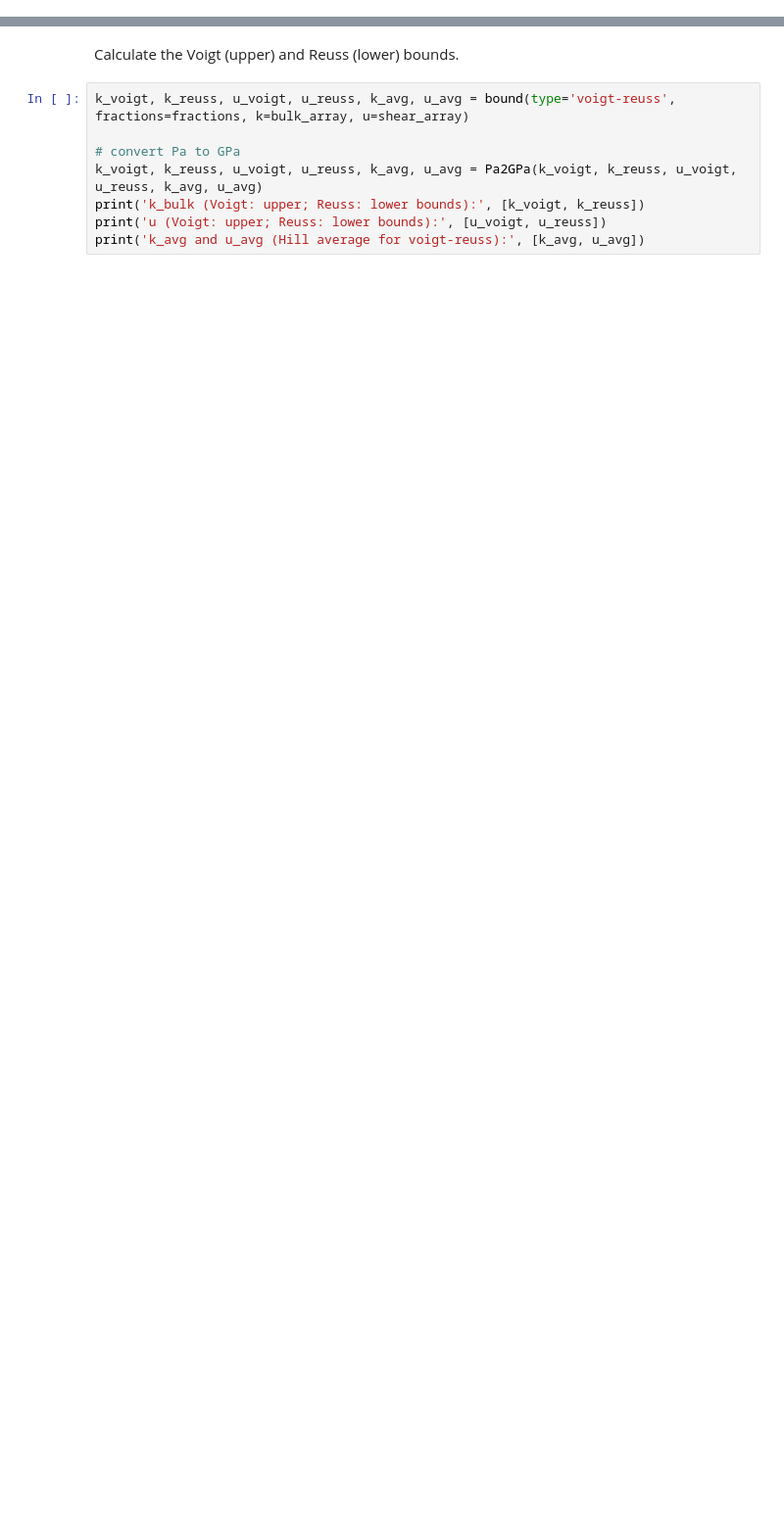
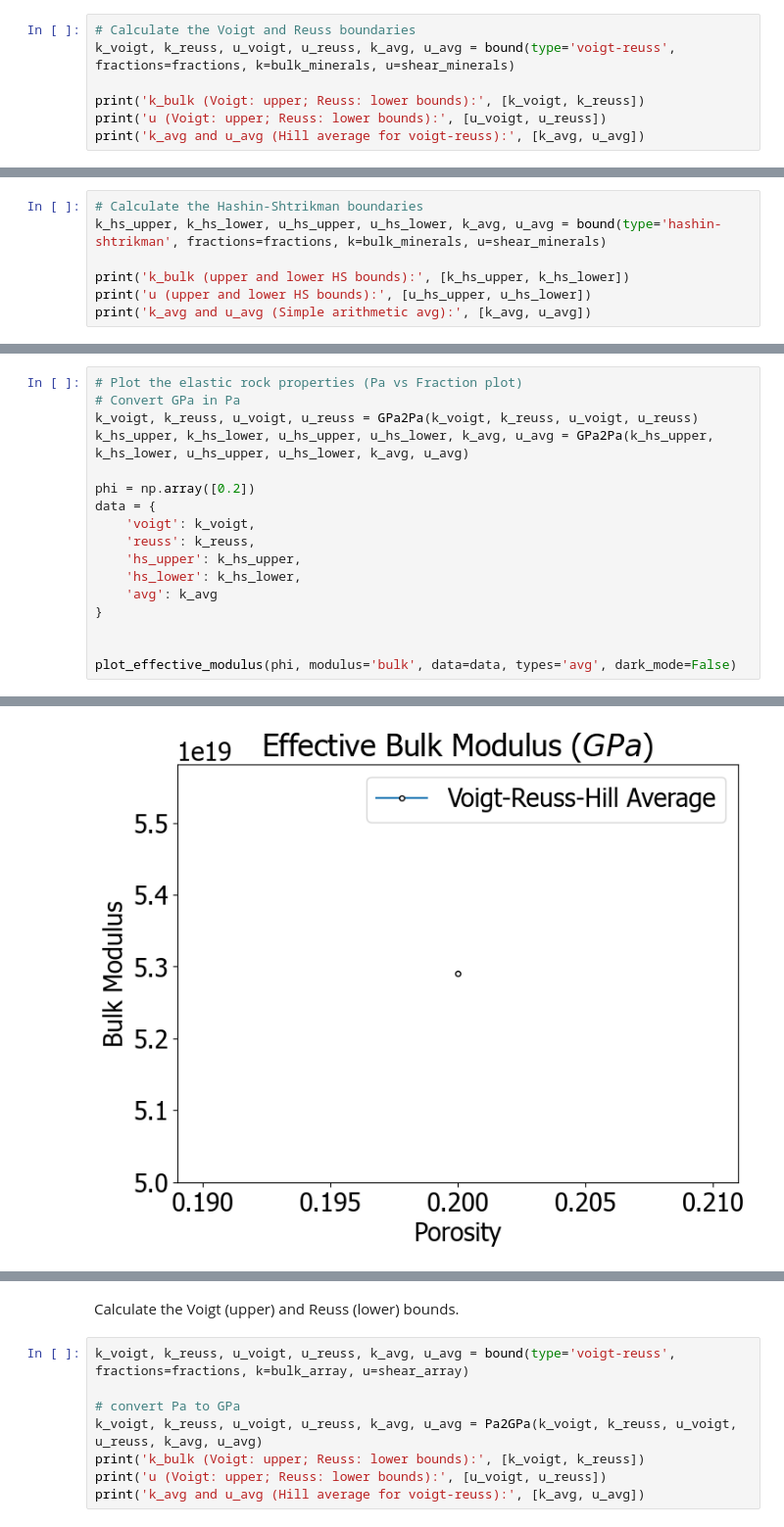
Before and after one commit to m-balcewicz/Digital_Rock_Physics_Template, a Jupyter notebook: examples/get_effective_elastic_bounds.ipynb, the cells around one changed output, grey strips where cells are left out. Shown: that part at 98% size. Cells and saved outputs as stored; diff of their text form; blank space fills up the shorter version.

```diff
--- a/examples/get_effective_elastic_bounds.ipynb
+++ b/examples/get_effective_elastic_bounds.ipynb
@@ -5,0 +45,7 @@ Calculate the Voigt-Reuss or Hashin-Shtrikman bounds for
+# %%
+# Calculate the Voigt and Reuss boundaries
+k_voigt, k_reuss, u_voigt, u_reuss, k_avg, u_avg = bound(type='voigt-reuss', fractions=fractions, k=bulk_minerals, u=shear_minerals)
+
+print('k_bulk (Voigt: upper; Reuss: lower bounds):', [k_voigt, k_reuss])
+print('u (Voigt: upper; Reuss: lower bounds):', [u_voigt, u_reuss])
+print('k_avg and u_avg (Hill average for voigt-reuss):', [k_avg, u_avg])
@@ -5,0 +56,7 @@ Calculate the Voigt-Reuss or Hashin-Shtrikman bounds for
+# %%
+# Calculate the Hashin-Shtrikman boundaries
+k_hs_upper, k_hs_lower, u_hs_upper, u_hs_lower, k_avg, u_avg = bound(type='hashin-shtrikman', fractions=fractions, k=bulk_minerals, u=shear_minerals)
+
+print('k_bulk (upper and lower HS bounds):', [k_hs_upper, k_hs_lower])
+print('u (upper and lower HS bounds):', [u_hs_upper, u_hs_lower])
+print('k_avg and u_avg (Simple arithmetic avg):', [k_avg, u_avg])
@@ -5,0 +67,18 @@ Calculate the Voigt-Reuss or Hashin-Shtrikman bounds for
+# %%
+# Plot the elastic rock properties (Pa vs Fraction plot)
+# Convert GPa in Pa
+k_voigt, k_reuss, u_voigt, u_reuss = GPa2Pa(k_voigt, k_reuss, u_voigt, u_reuss)
+k_hs_upper, k_hs_lower, u_hs_upper, u_hs_lower, k_avg, u_avg = GPa2Pa(k_hs_upper, k_hs_lower, u_hs_upper, u_hs_lower, k_avg, u_avg)
+
+phi = np.array([0.2])
+data = {
+    'voigt': k_voigt,
+    'reuss': k_reuss,
+    'hs_upper': k_hs_upper,
+    'hs_lower': k_hs_lower,
+    'avg': k_avg
+}
+
+
+plot_effective_modulus(phi, modulus='bulk', data=data, types='avg', dark_mode=False)
+# %% [output]
@@ -5,0 +86 @@ Calculate the Voigt-Reuss or Hashin-Shtrikman bounds for
+[figure, added]
```
Also changed, not shown: parts of 14 cells of this notebook, 1 other file.
